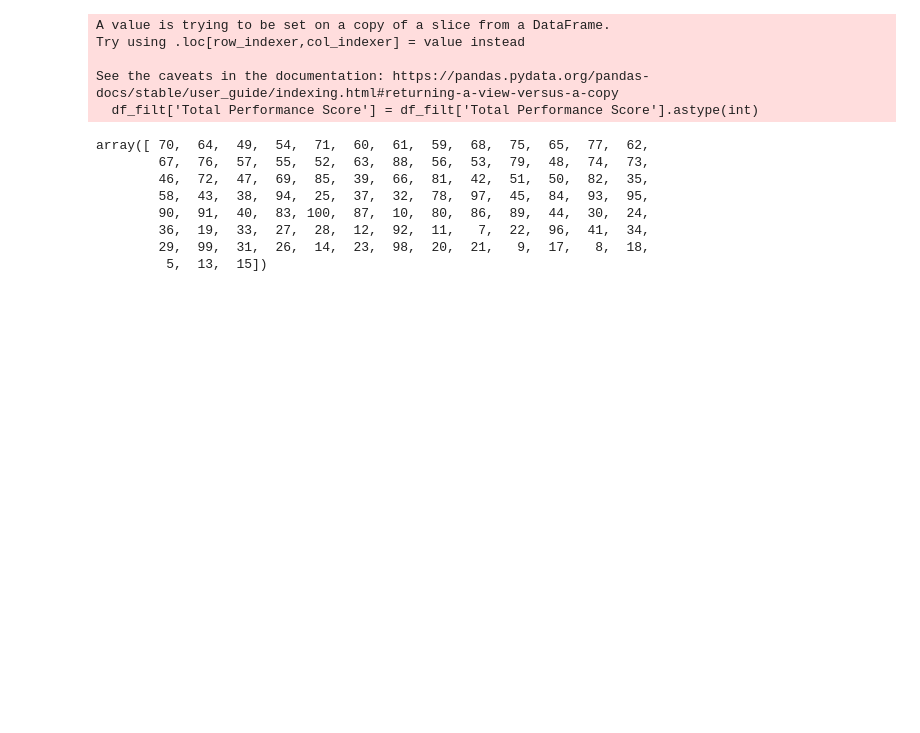
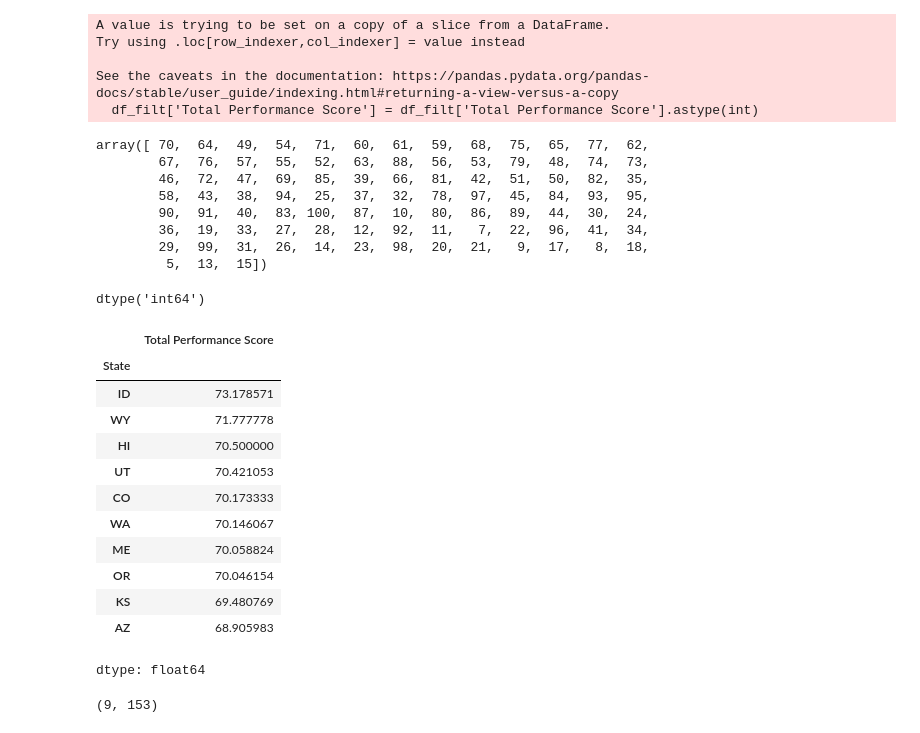
Before and after one commit to Chieh-YuHung-hub/HTM737, a Jupyter notebook: Week_8.ipynb, the cells around one changed output. Drawn from its saved outputs; the diff is of its cells as text; code cells hidden in the pictures; blank space fills up the shorter version.

```diff
--- a/Week_8.ipynb
+++ b/Week_8.ipynb
@@ -230,3 +230,28 @@ array([ 70,  64,  49,  54,  71,  60,  61,  59,  68,  75,  65,  77,  62,
         36,  19,  33,  27,  28,  12,  92,  11,   7,  22,  96,  41,  34,
         29,  99,  31,  26,  14,  23,  98,  20,  21,   9,  17,   8,  18,
          5,  13,  15])
+# %%
+df_filt['Total Performance Score'].dtype
+# %% [output]
+dtype('int64')
+# %%
+df_filt.groupby('State')['Total Performance Score'].mean().sort_values(ascending=False).head(10)
+# %% [output]
+|  | Total Performance Score |
+| State |  |
+| ID | 73.178571 |
+| WY | 71.777778 |
+| HI | 70.500000 |
+| UT | 70.421053 |
+| CO | 70.173333 |
+| WA | 70.146067 |
+| ME | 70.058824 |
+| OR | 70.046154 |
+| KS | 69.480769 |
+| AZ | 68.905983 |
+dtype: float64
+# %%
+df_wy = df[df['State'] == 'WY']
+df_wy.shape
+# %% [output]
+(9, 153)
```
